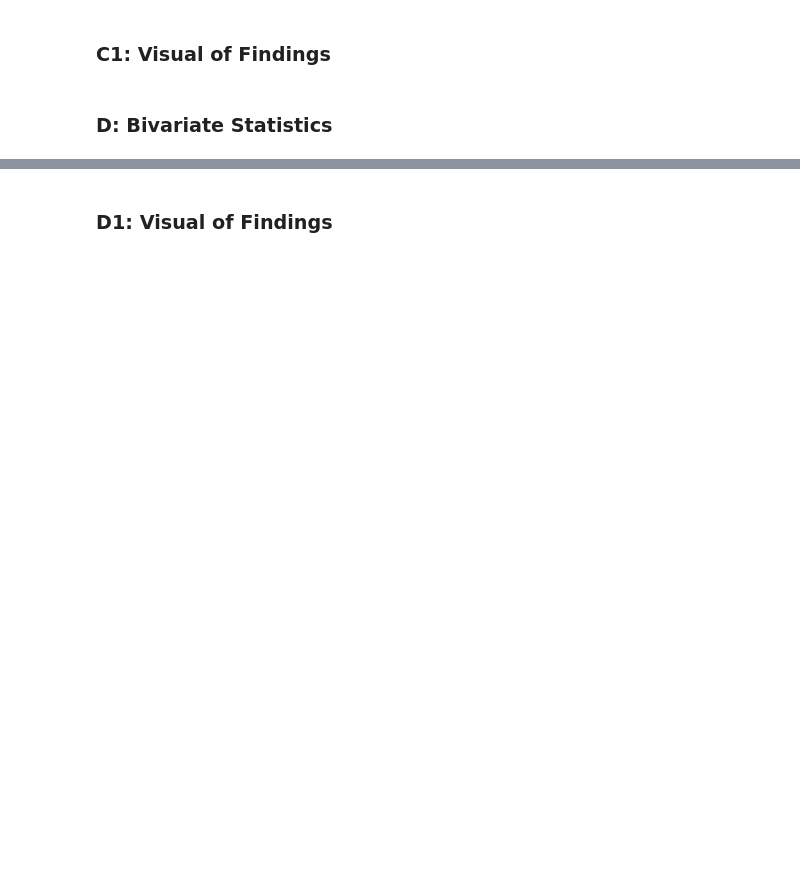
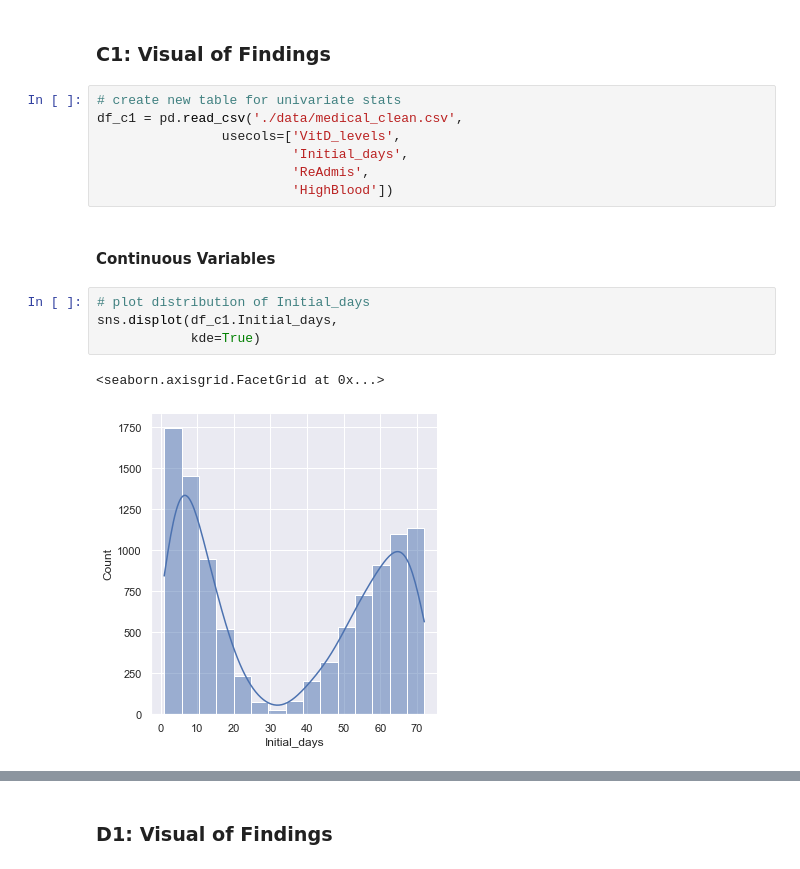
Before and after one commit to jtrawick/D207, a Jupyter notebook: D207_Task1.ipynb, the cells around one changed output, grey strips where cells are left out. Saved outputs shown, nothing was run; the diff lists cells and outputs as text; blank space fills up the shorter version.

```diff
--- a/D207_Task1.ipynb
+++ b/D207_Task1.ipynb
@@ -80,4 +83,18 @@ df_c = pd.read_csv('./data/medical_clean.csv',
 # %% [markdown]
 ### C1: Visual of Findings
-# %% [markdown]
-### D: Bivariate Statistics
+# %%
+# create new table for univariate stats
+df_c1 = pd.read_csv('./data/medical_clean.csv',
+                usecols=['VitD_levels',
+                         'Initial_days',
+                         'ReAdmis',
+                         'HighBlood'])
+# %% [markdown]
+#### Continuous Variables
+# %%
+# plot distribution of Initial_days
+sns.displot(df_c1.Initial_days,
+            kde=True)
+# %% [output]
+<seaborn.axisgrid.FacetGrid at 0x...>
+[figure, added]
```
Also changed, not shown: parts of 15 cells of this notebook.
